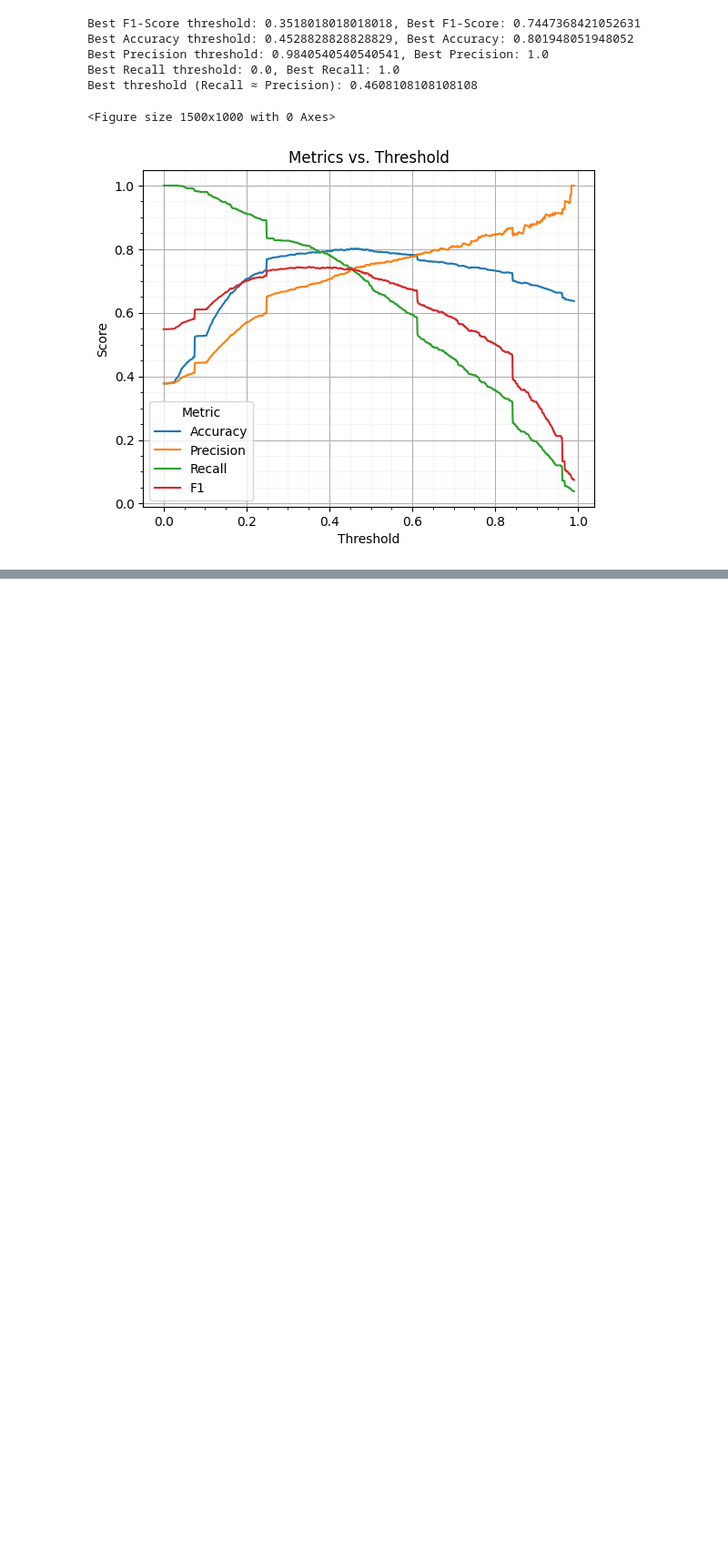
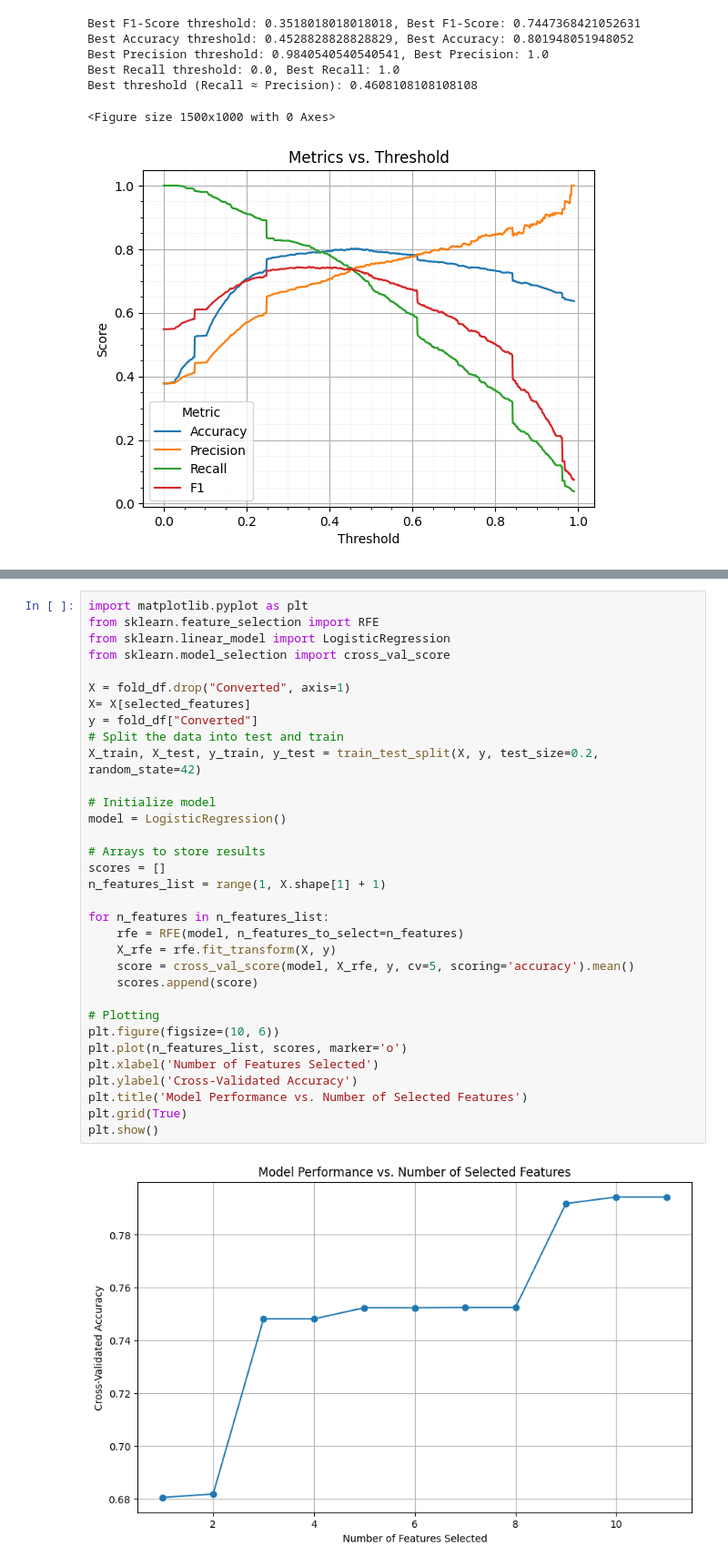
Before and after one commit to surajwate/Education-Lead-Conversion-Model, a Jupyter notebook: notebooks/rfe_model_evaluation.ipynb, the cells around one changed output, grey strips where cells are left out. Shown at 91% size. Cells and saved outputs as stored; diff of their text form; blank space fills up the shorter version.

```diff
--- a/notebooks/rfe_model_evaluation.ipynb
+++ b/notebooks/rfe_model_evaluation.ipynb
@@ -227,3 +227,38 @@ Threshold 0.67: Accuracy: 0.76, Precision: 0.80, Recall: 0.48, F1-Score: 0.60, A
 Threshold 0.68: Accuracy: 0.76, Precision: 0.80, Recall: 0.47, F1-Score: 0.60, AUC: 0.86
 Threshold 0.69: Accuracy: 0.75, Precision: 0.80, Recall: 0.46, F1-Score: 0.59, AUC: 0.86
 Threshold 0.70: Accuracy: 0.75, Precision: 0.81, Recall: 0.46, F1-Score: 0.58, AUC: 0.86
+# %%
+import matplotlib.pyplot as plt
+from sklearn.feature_selection import RFE
+from sklearn.linear_model import LogisticRegression
+from sklearn.model_selection import cross_val_score
+
+X = fold_df.drop("Converted", axis=1)
+X= X[selected_features]
+y = fold_df["Converted"]
+# Split the data into test and train
+X_train, X_test, y_train, y_test = train_test_split(X, y, test_size=0.2, random_state=42)
+
+# Initialize model
+model = LogisticRegression()
+
+# Arrays to store results
+scores = []
+n_features_list = range(1, X.shape[1] + 1)
+
+for n_features in n_features_list:
+    rfe = RFE(model, n_features_to_select=n_features)
+    X_rfe = rfe.fit_transform(X, y)
+    score = cross_val_score(model, X_rfe, y, cv=5, scoring='accuracy').mean()
+    scores.append(score)
+
+# Plotting
+plt.figure(figsize=(10, 6))
+plt.plot(n_features_list, scores, marker='o')
+plt.xlabel('Number of Features Selected')
+plt.ylabel('Cross-Validated Accuracy')
+plt.title('Model Performance vs. Number of Selected Features')
+plt.grid(True)
+plt.show()
+# %% [output]
+[figure, added]
```
Also changed, not shown: 16 other files.
